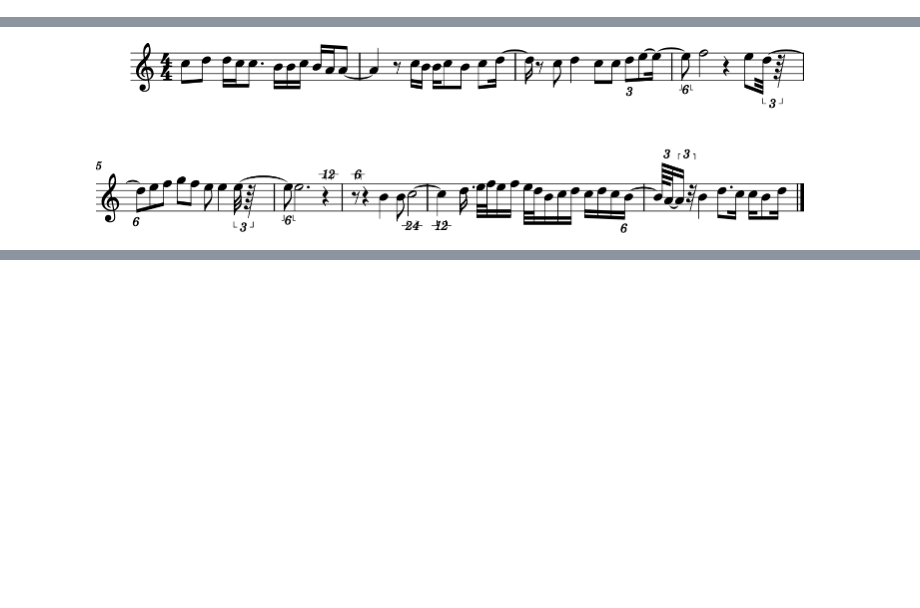
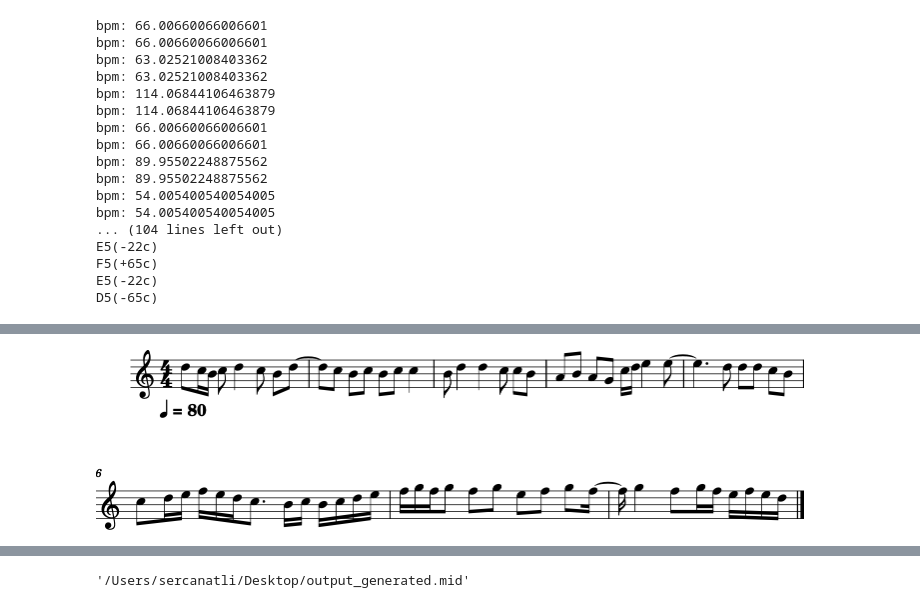
Before and after one commit to kdr/balkon, a Jupyter notebook: markov-chain-melody-experiments/00-symbtr-parser.ipynb, the cells around one changed output, grey strips where cells are left out. Cells and saved outputs as stored; diff of their text form; code cells hidden in the pictures; blank space fills up the shorter version.

```diff
--- a/markov-chain-melody-experiments/00-symbtr-parser.ipynb
+++ b/markov-chain-melody-experiments/00-symbtr-parser.ipynb
@@ -9,6 +9,7 @@ from tqdm import tqdm
 from music21.note import Note, Rest
 from music21.pitch import Pitch
 from music21.duration import Duration
+from music21.tempo import MetronomeMark
 
 
 class Columns(Enum):
@@ -37,6 +38,8 @@ def parse_symbtr_txt(filename):
     '''Parses given symbtr, returns music21 (Note, Duration)'''
 
     note_list = []
+    # tempo (can be used later)
+    bpm = None
 
     file = open(filename)
     for index, line in enumerate(file):
@@ -45,6 +48,14 @@ def parse_symbtr_txt(filename):
 
         split_line = line.strip().split("\t")
 
+        # time signature
+        ts_num=None
+        ts_denum=None
+        if (index == 1):
+            ts_num = int(split_line[Columns.Pay.value])
+            ts_denum = int(split_line[Columns.Payda.value])
+
+        # reading notes
         if (int(split_line[Columns.Kod.value])) == CODE_NOTE:
             parsed_note = split_line[Columns.NotaAE.value]
 
@@ -53,11 +64,16 @@ def parse_symbtr_txt(filename):
             accidental = None
 
             if (len(parsed_note) > 2):
-                accidental = parsed_note[2:]
+                parsed_note_for_accidental = split_line[Columns.Nota53.value]
+                accidental = parsed_note_for_accidental[-2:]
 
             # note length
             pay = int(split_line[Columns.Pay.value])
             payda = int(split_line[Columns.Payda.value])
+
+            if pay == 1 and payda == 4 and bpm == None:
+                bpm = 60000 / int(split_line[Columns.Ms.value])
+                print("bpm:", bpm)
 
             # calculate microtone
             if (accidental):
@@ -83,20 +99,27 @@ def parse_symbtr_txt(filename):
 def get_training_data(makam):
     training_data = []
     scores = [symbtr for symbtr in listdir(SYMBTR_TXT_FOLDER) if symbtr.split("--")[0] == makam]
+    states = set()
+
+    composition_count = 0
+    note_count = 0
 
     for score_file in tqdm(scores):
+        scores = parse_symbtr_txt(os.path.join(SYMBTR_TXT_FOLDER, score_file))
         training_data.append(parse_symbtr_txt(os.path.join(SYMBTR_TXT_FOLDER, score_file)))
 
     return training_data
 # %%
 %%time
 from simplemelodygen.extensions import MultiInstanceTrainableMarkovChainMelodyGenerator
+
+tempo_mark = MetronomeMark(number=80)
 
 training_data=[]
 states = set()
 saba_pitches = set()
 
-# you can change the name of makam to get a training data
+# you can change the name of makam to get training data
 # list of lists containing music21 notes
 saba_data = get_training_data("saba")
 for composition in saba_data:
@@ -142,6 +165,9 @@ for note in saba_melody:
             part.append(Note(pitch, quarterLength=note[1]))
             break
 
+# Insert the tempo mark at the beginning of the part
+part.insert(0, tempo_mark)
+
 score.append(part)
 score.show('midi')
 score.show()
@@ -169,2 +195,19 @@ D5(-86c)
+bpm: 66.00660066006601
+bpm: 66.00660066006601
+bpm: 63.02521008403362
+bpm: 63.02521008403362
+bpm: 114.06844106463879
+bpm: 114.06844106463879
+bpm: 66.00660066006601
+bpm: 66.00660066006601
+bpm: 89.95502248875562
+bpm: 89.95502248875562
+bpm: 54.005400540054005
+bpm: 54.005400540054005
+... (104 lines left out)
+E5(-22c)
+F5(+65c)
+E5(-22c)
+D5(-65c)
 [interactive output not drawn]
-[figure, old version]
+[figure, new version]
@@ -174 +216,2 @@ Wall time: 2.03 s
+'/Users/sercanatli/Desktop/output_generated.mid'
 # %%
```
Also changed, not shown: parts of 2 cells of this notebook.
